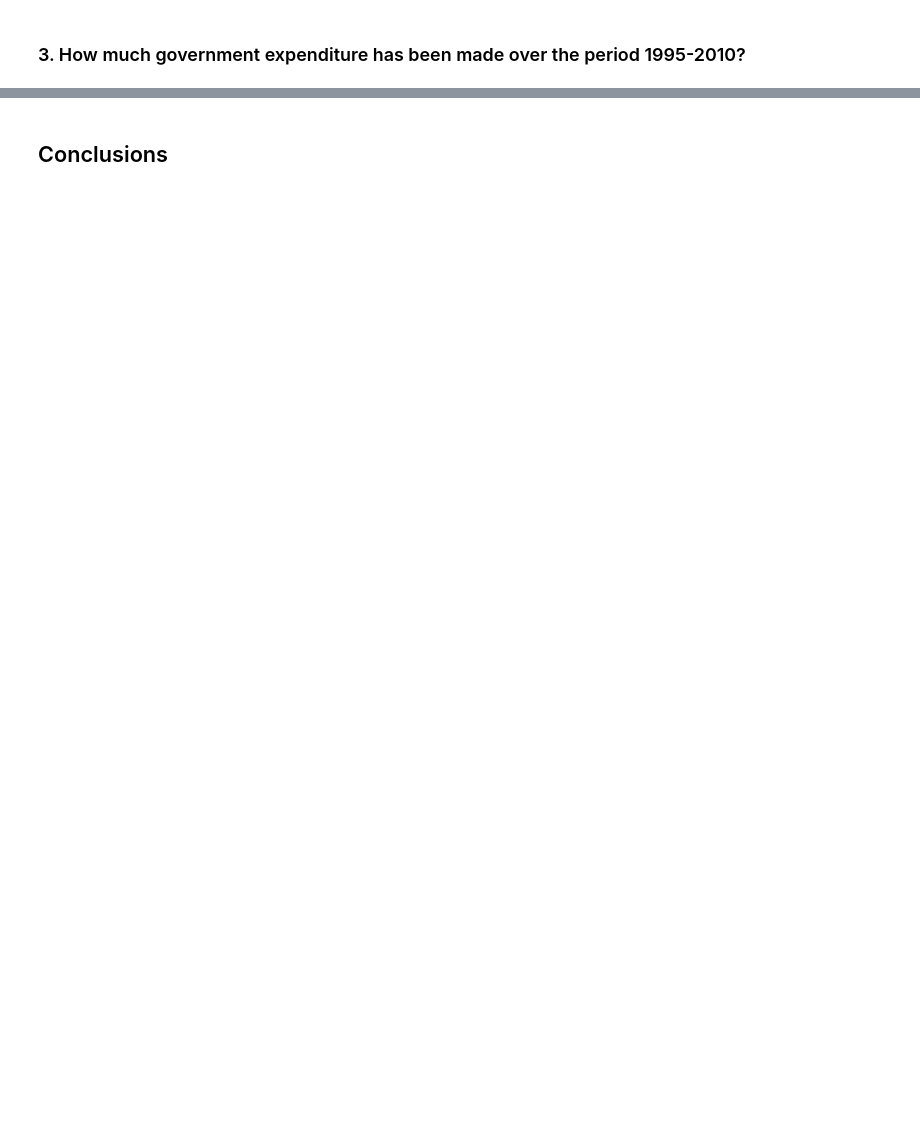
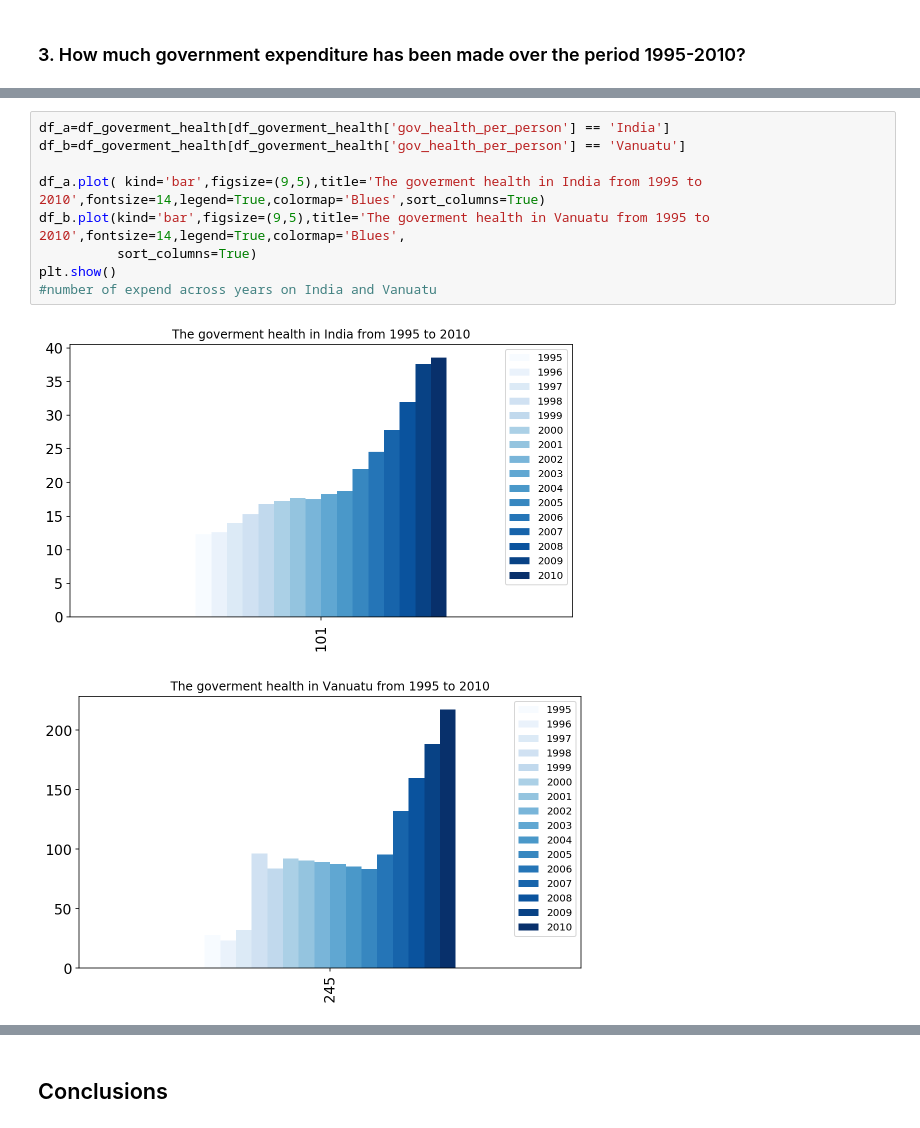
Before and after one commit to HanaDev1/Investigate_dataset, a Jupyter notebook: Investigate_a_Dataset.ipynb, the cells around one changed output, grey strips where cells are left out. Saved outputs shown, nothing was run; the diff lists cells and outputs as text; blank space fills up the shorter version.

```diff
--- a/Investigate_a_Dataset.ipynb
+++ b/Investigate_a_Dataset.ipynb
@@ -429,0 +428,12 @@ The goverments expenditure on health increased significantly from 1995 to 2010 t
+# %%
+df_a=df_goverment_health[df_goverment_health['gov_health_per_person'] == 'India']
+df_b=df_goverment_health[df_goverment_health['gov_health_per_person'] == 'Vanuatu']
+
+df_a.plot( kind='bar',figsize=(9,5),title='The goverment health in India from 1995 to 2010',fontsize=14,legend=True,colormap='Blues',sort_columns=True)
+df_b.plot(kind='bar',figsize=(9,5),title='The goverment health in Vanuatu from 1995 to 2010',fontsize=14,legend=True,colormap='Blues',
+          sort_columns=True)
+plt.show()
+#number of expend across years on India and Vanuatu
+# %% [output]
+[figure, added]
+[figure, added]
```
Also changed, not shown: parts of 19 cells of this notebook, 1 other file.
